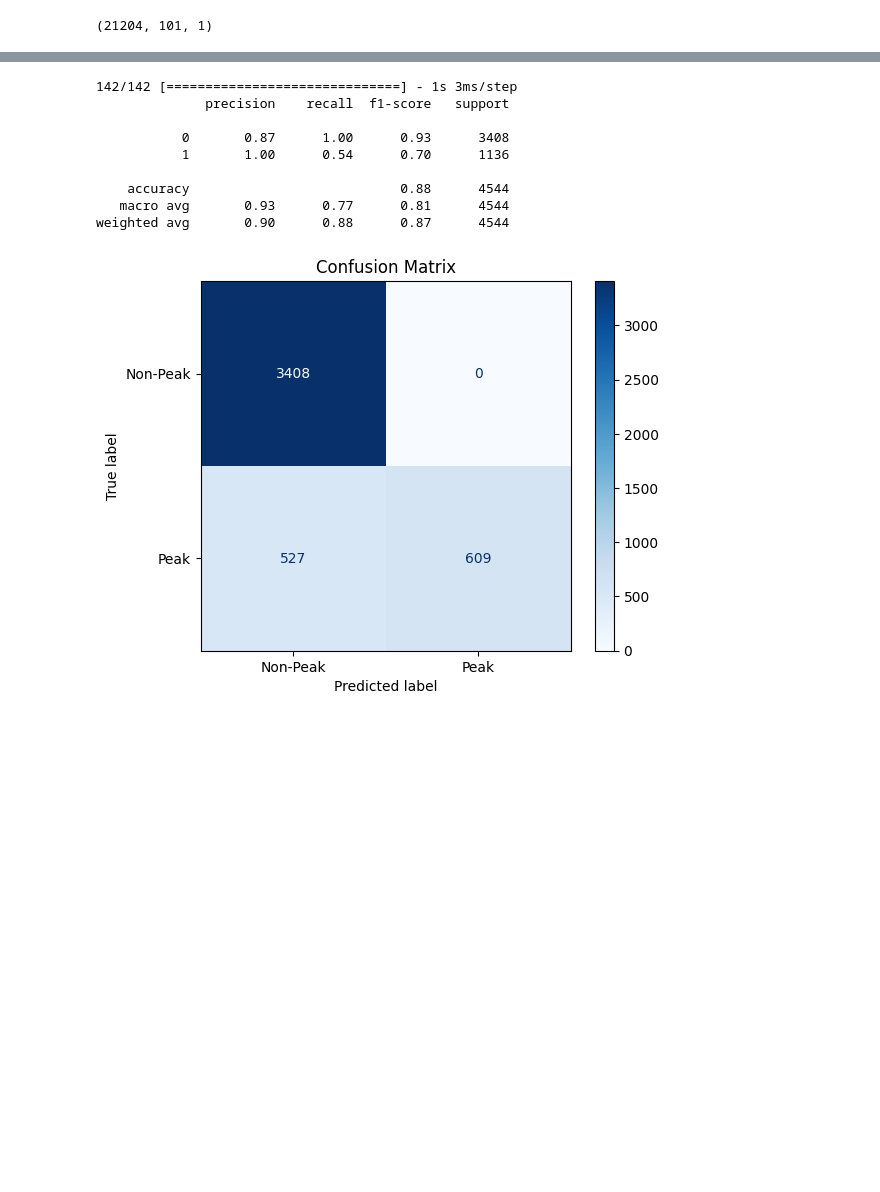
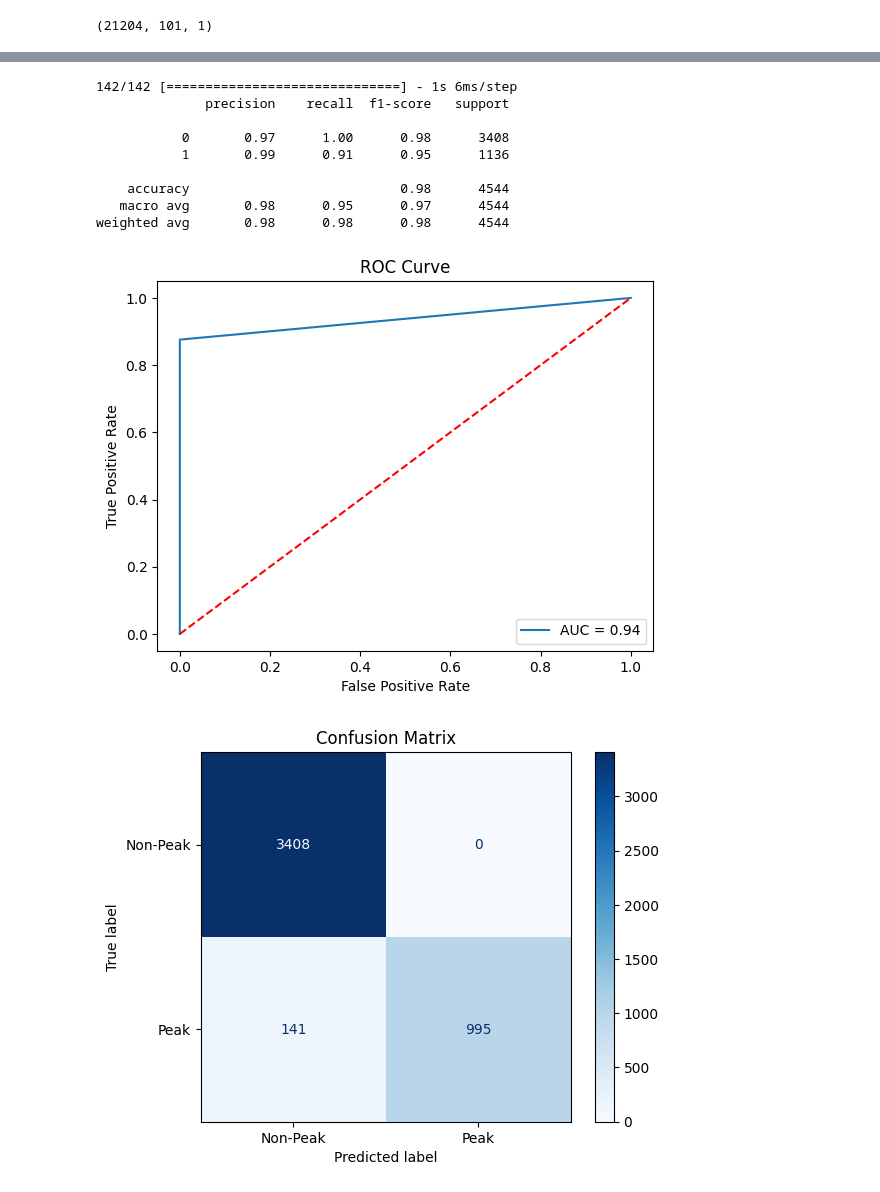
Before and after one commit to FNeffati/PDS, a Jupyter notebook: machine_learning.ipynb, the cells around one changed output, grey strips where cells are left out. Drawn from its saved outputs; the diff is of its cells as text; code cells hidden in the pictures; blank space fills up the shorter version.

```diff
--- a/machine_learning.ipynb
+++ b/machine_learning.ipynb
@@ -82,5 +124,5 @@ array([4.8552640e-08, 4.8575348e-08, 4.8590100e-08, 4.3660503e-08,
 # %%
-"""scaler = StandardScaler()
+scaler = StandardScaler()
 X_train = scaler.fit_transform(X_train)
 X_val = scaler.transform(X_val)
-X_test = scaler.transform(X_test)"""
+X_test = scaler.transform(X_test)
@@ -136,6 +129,6 @@ _________________________________________________________________
 # %%
-"""# Reshape input data for LSTM
+# Reshape input data for LSTM
 X_train = X_train.reshape((X_train.shape[0], X_train.shape[1], 1))
 X_val = X_val.reshape((X_val.shape[0], X_val.shape[1], 1))
-X_test = X_test.reshape((X_test.shape[0], X_test.shape[1], 1))"""
+X_test = X_test.reshape((X_test.shape[0], X_test.shape[1], 1))
 # %%
@@ -182,32 +184,33 @@ Epoch 3/3
 <keras.src.callbacks.History at 0x...>
 # %%
-"""# Evaluate the model on the test set
-y_pred = LSTM1_model.predict(X_test)
-y_pred = (y_pred > 0.5).astype(int)
-print(classification_report(y_test, y_pred))"""
+# Evaluate the model on the test set
+# y_pred = LSTM1_model.predict(X_test)
+y_pred = CNN_model.predict(X_test)
+y_pred = (y_pred > 0.1).astype(int)
+print(classification_report(y_test, y_pred))
 # %% [output]
-142/142 [==============================] - 1s 3ms/step
+142/142 [==============================] - 1s 6ms/step
               precision    recall  f1-score   support
 
-           0       0.87      1.00      0.93      3408
-           1       1.00      0.54      0.70      1136
+           0       0.97      1.00      0.98      3408
+           1       0.99      0.91      0.95      1136
 
-    accuracy                           0.88      4544
-   macro avg       0.93      0.77      0.81      4544
-weighted avg       0.90      0.88      0.87      4544
+    accuracy                           0.98      4544
+   macro avg       0.98      0.95      0.97      4544
+weighted avg       0.98      0.98      0.98      4544
 # %%
 from sklearn.metrics import roc_curve, auc
 fpr, tpr, thresholds = roc_curve(y_test, y_pred)
 roc_auc = auc(fpr, tpr)
 
-plt.figure(figsize=(10,10))
+plt.figure()
 plt.title('ROC Curve')
 plt.plot(fpr, tpr, label = 'AUC = %0.2f' % roc_auc)
 plt.legend(loc = 'lower right')
 plt.plot([0,1], [0,1], 'r--')
-plt.xlim([0,1])
-plt.ylim([0,1])
 plt.ylabel('True Positive Rate')
 plt.xlabel('False Positive Rate')
 plt.show()
+# %% [output]
+[figure, added]
 # %%
```
Also changed, not shown: parts of 18 cells of this notebook.
